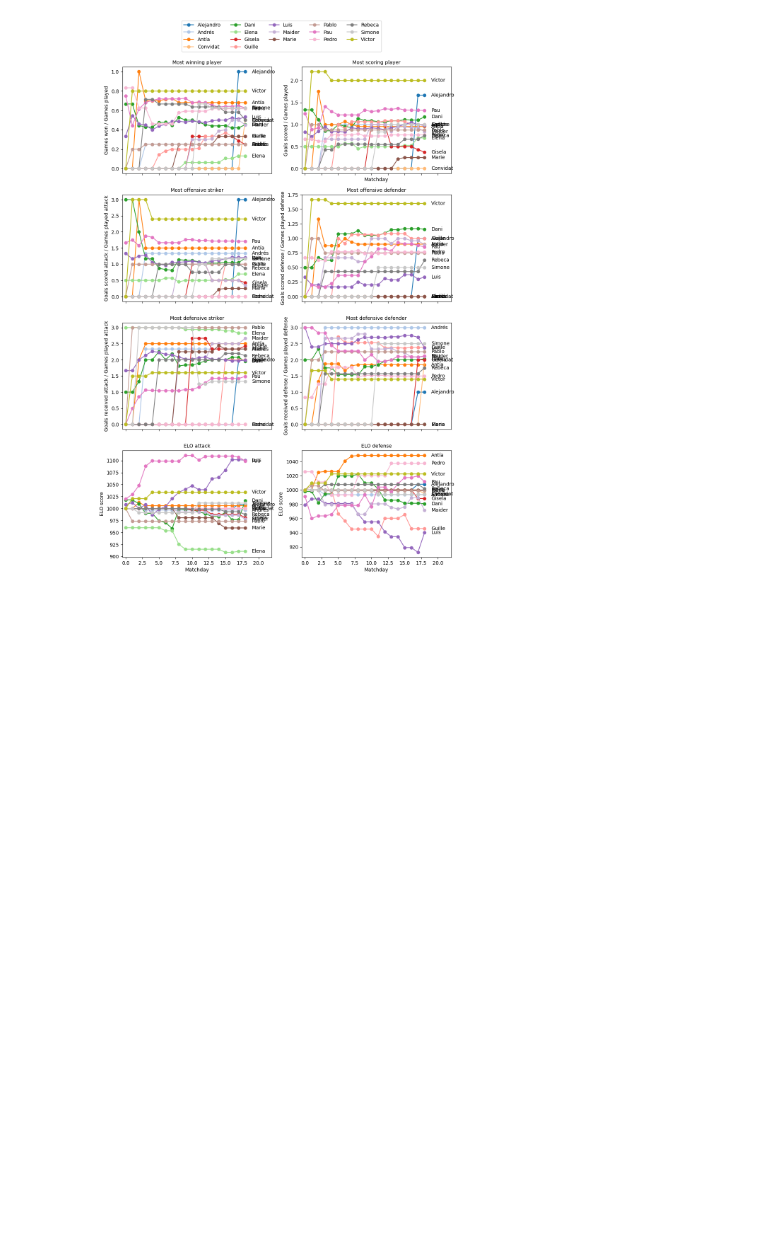
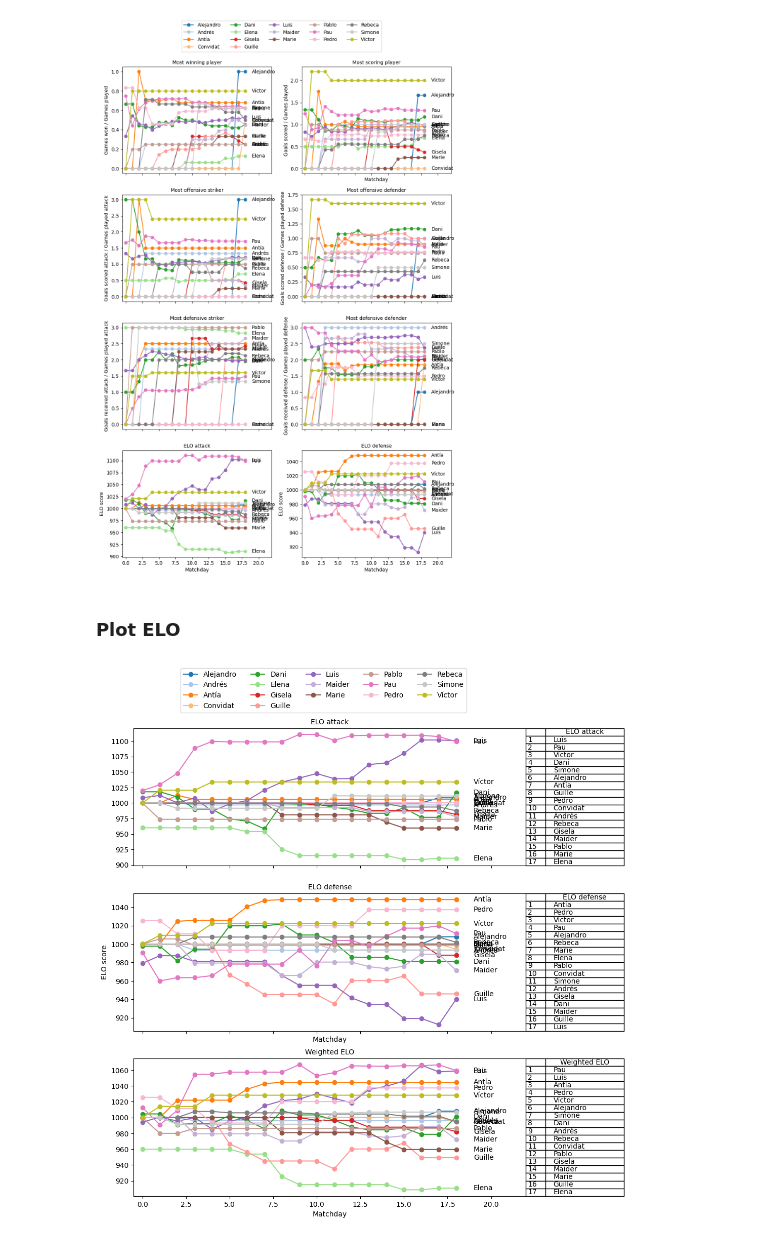
Before and after one commit to pgrebolt/ICEChampionsLeague, a Jupyter notebook: plot_stats.ipynb, the cells around one changed output. Cells and saved outputs as stored; diff of their text form; code cells hidden in the pictures; blank space fills up the shorter version.

Commit message:
Added ELO vs matchday plot

```diff
--- a/plot_stats.ipynb
+++ b/plot_stats.ipynb
@@ -109,6 +109,9 @@ def plot_matchday_evolution(parameter, title, ax, label=False):
     for player in players_names: #for each player
         parameter_evolution = parameter_values.sel(player=player) # extract player data
         parameter_evolution_values = parameter_evolution.values # extract player data values
+
+        if "ELO" in parameter: # si hi ha un 0 (a WeightedELO), subtituir per 1000 (el valor de referència)
+            parameter_evolution_values = np.where(parameter_evolution_values == 0, 1000, parameter_evolution_values)
 
         if label:
             ax.plot(matchdays, parameter_evolution_values, marker = 'o', label=player) #plot
@@ -157,3 +160,5 @@ plt.subplots_adjust(hspace=0.2)
 plt.savefig('results/winplayed_stats.png', dpi=300, bbox_inches='tight')
 # %% [output]
 [figure]
+# %% [markdown]
+### Plot ELO
@@ -160,2 +192,30 @@ plt.savefig('results/winplayed_stats.png', dpi=300, bbox_inches='tight')
+# %%
+# Initialize figure
+fig, axs = plt.subplots(figsize=(10, 12), ncols= 1, nrows = 3, sharex=True)
+axs = axs.flatten()
+
+plot_matchday_evolution('ELOAttack', "ELO attack", axs[0], label=True)
+plot_matchday_evolution('ELODefense', "ELO defense", axs[1])
+plot_matchday_evolution('WeightedELO', "Weighted ELO", axs[2])
+
+plot_standings_table('ELOAttack', 'ELO attack', axs[0])
+plot_standings_table('ELODefense', 'ELO defense', axs[1])
+plot_standings_table('WeightedELO', 'Weighted ELO', axs[2])
+
+axs[1].set_ylabel("ELO score")
+
+for i in range(len(axs)):
+    axs[i].set_xlim(-0.5, matchdays[-1] +4)
+
+for i in [-1, -2]:
+    axs[i].set_xlabel('Matchday')
+
+fig.legend(bbox_to_anchor = ( 0.5, 0.9), ncol = 5, loc = 'lower center')
+
+# Guardem la figura per poderla posar al README
+plt.subplots_adjust(hspace=0.2)
+plt.savefig('results/ELO_stats.png', dpi=300, bbox_inches='tight')
+# %% [output]
+[figure, added]
 # %%
 dataarray.close()
```
Also changed, not shown: parts of 1 cell of this notebook, 2 other files.
